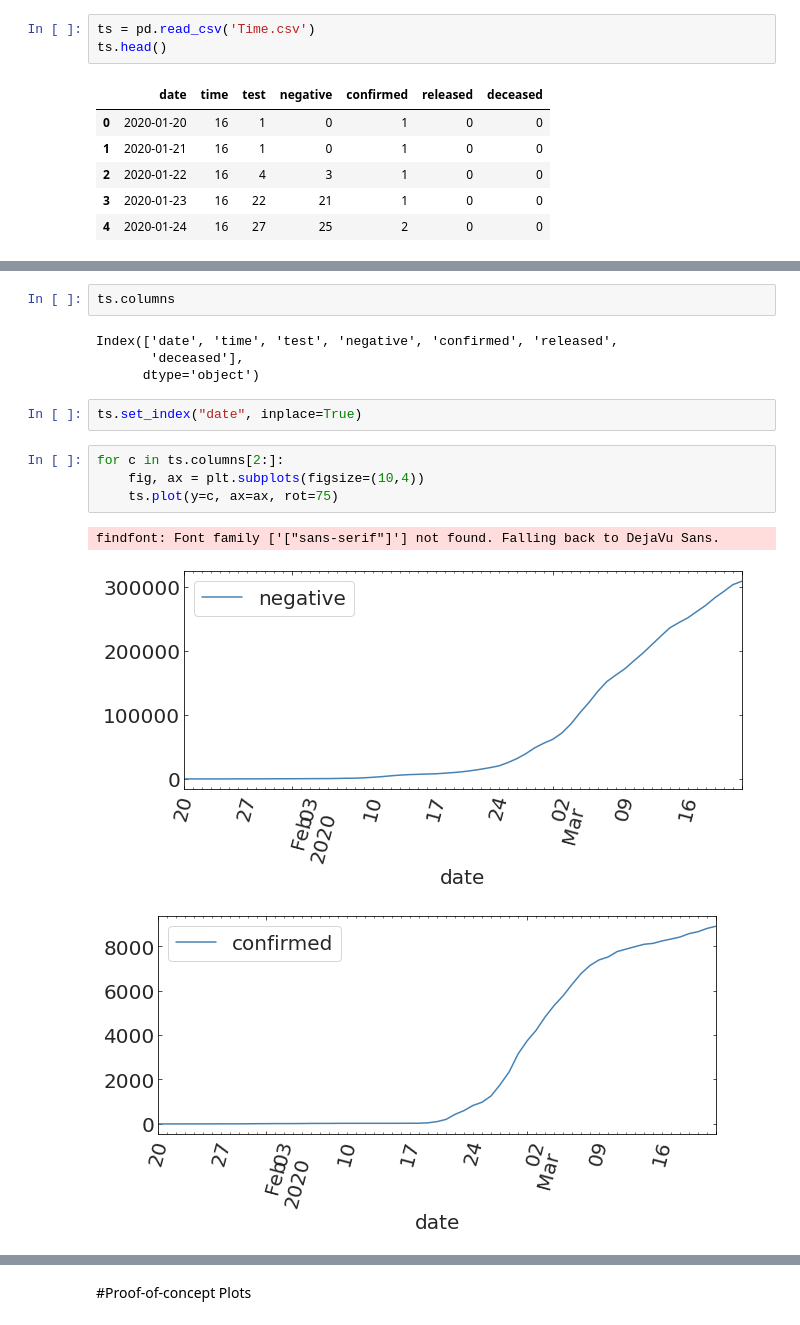
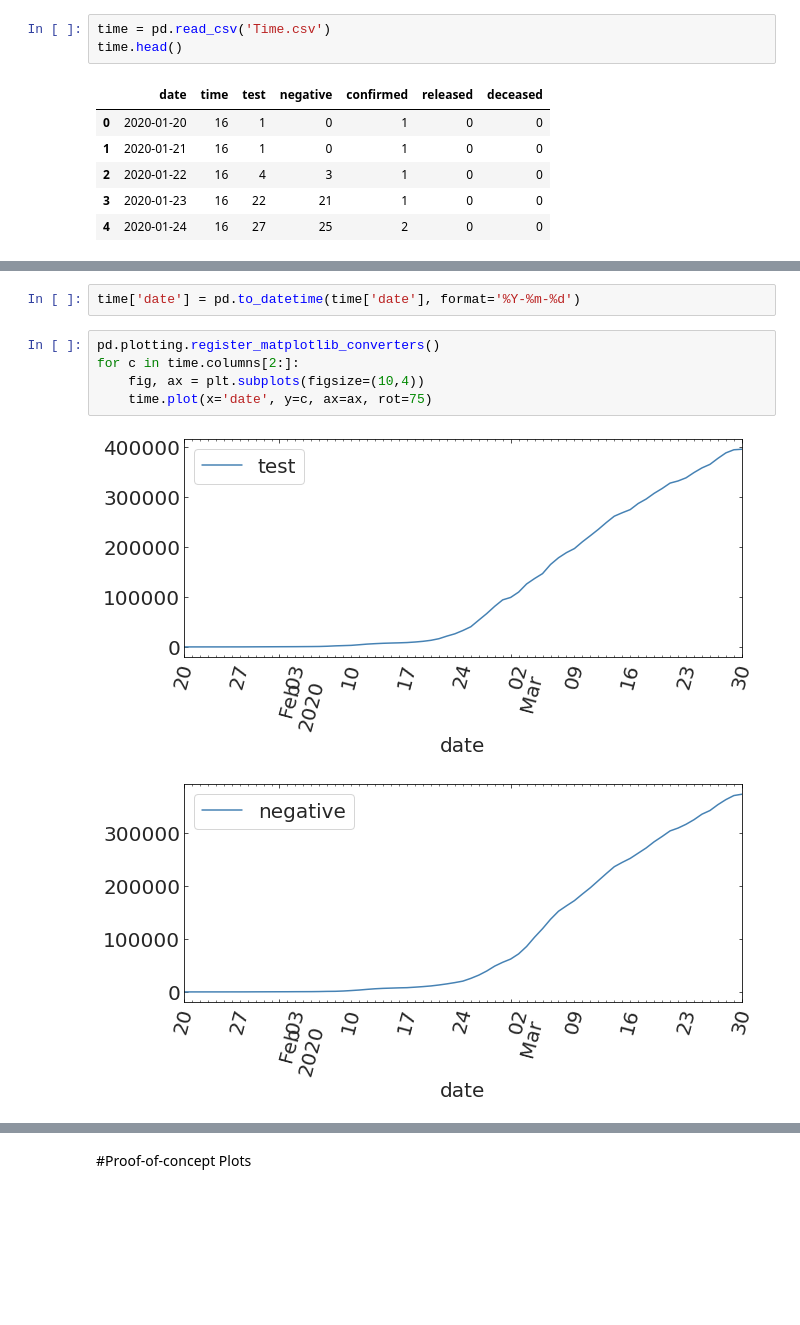
Before and after one commit to RileyWClarke/MLTSA_COVID19, a Jupyter notebook: COVID_19.ipynb, the cells around one changed output, grey strips where cells are left out. Drawn from its saved outputs; the diff is of its cells as text; blank space fills up the shorter version.

```diff
--- a/COVID_19.ipynb
+++ b/COVID_19.ipynb
@@ -118,8 +118,8 @@ replace Case.csv? [y]es, [n]o, [A]ll, [N]one, [r]ename: A
   inflating: TimeProvince.csv
   inflating: Weather.csv
 # %%
-ts = pd.read_csv('Time.csv')
-ts.head()
+time = pd.read_csv('Time.csv')
+time.head()
 # %% [output]
 |  | date | time | test | negative | confirmed | released | deceased |
 | 0 | 2020-01-20 | 16 | 1 | 0 | 1 | 0 | 0 |
@@ -144,16 +134,10 @@ ts.head()
-# %%
-ts.columns
-# %% [output]
-Index(['date', 'time', 'test', 'negative', 'confirmed', 'released',
-       'deceased'],
-      dtype='object')
-# %%
-ts.set_index("date", inplace=True)
+# %%
+time['date'] = pd.to_datetime(time['date'], format='%Y-%m-%d')
 # %%
-for c in ts.columns[2:]:
+pd.plotting.register_matplotlib_converters()
+for c in time.columns[2:]:
     fig, ax = plt.subplots(figsize=(10,4))
-    ts.plot(y=c, ax=ax, rot=75)
+    time.plot(x='date', y=c, ax=ax, rot=75)
 # %% [output]
-findfont: Font family ['["sans-serif"]'] not found. Falling back to DejaVu Sans.
-[figure, old version]
+[figure, new version]
-[figure, old version]
+[figure, new version]
```
Also changed, not shown: parts of 20 cells of this notebook.
